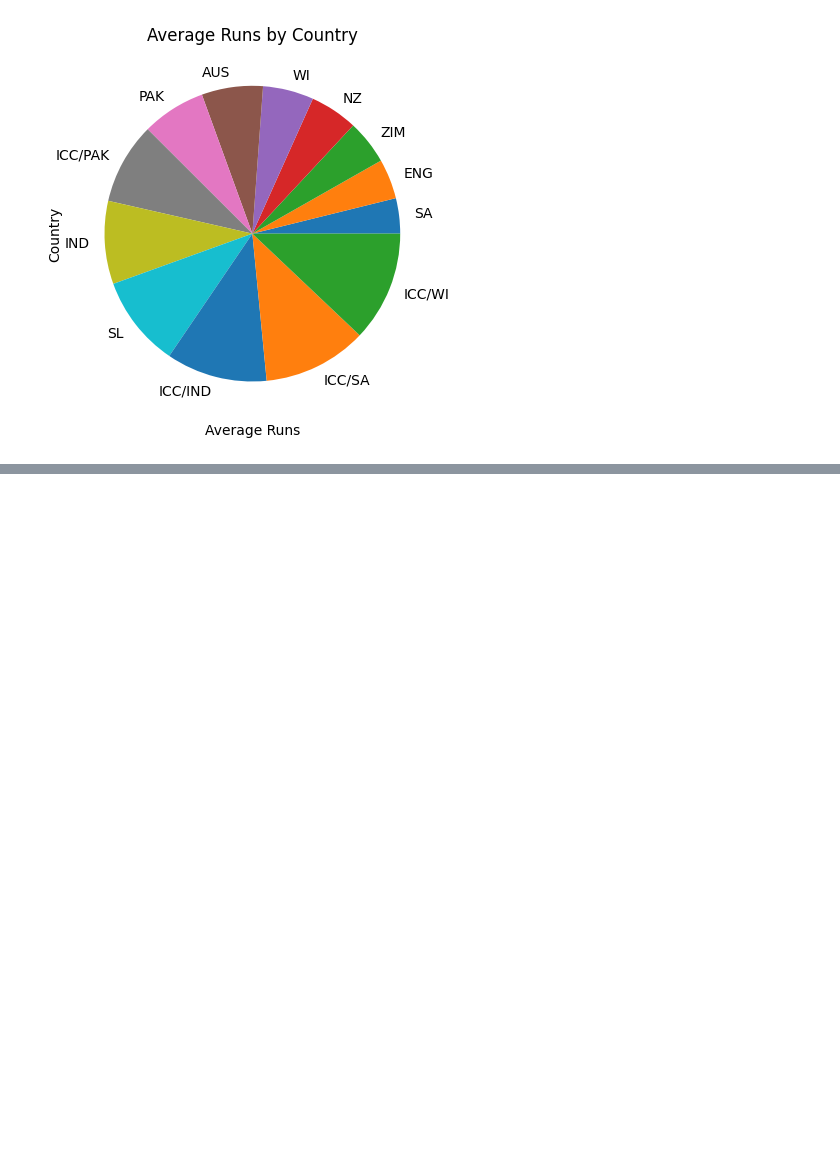
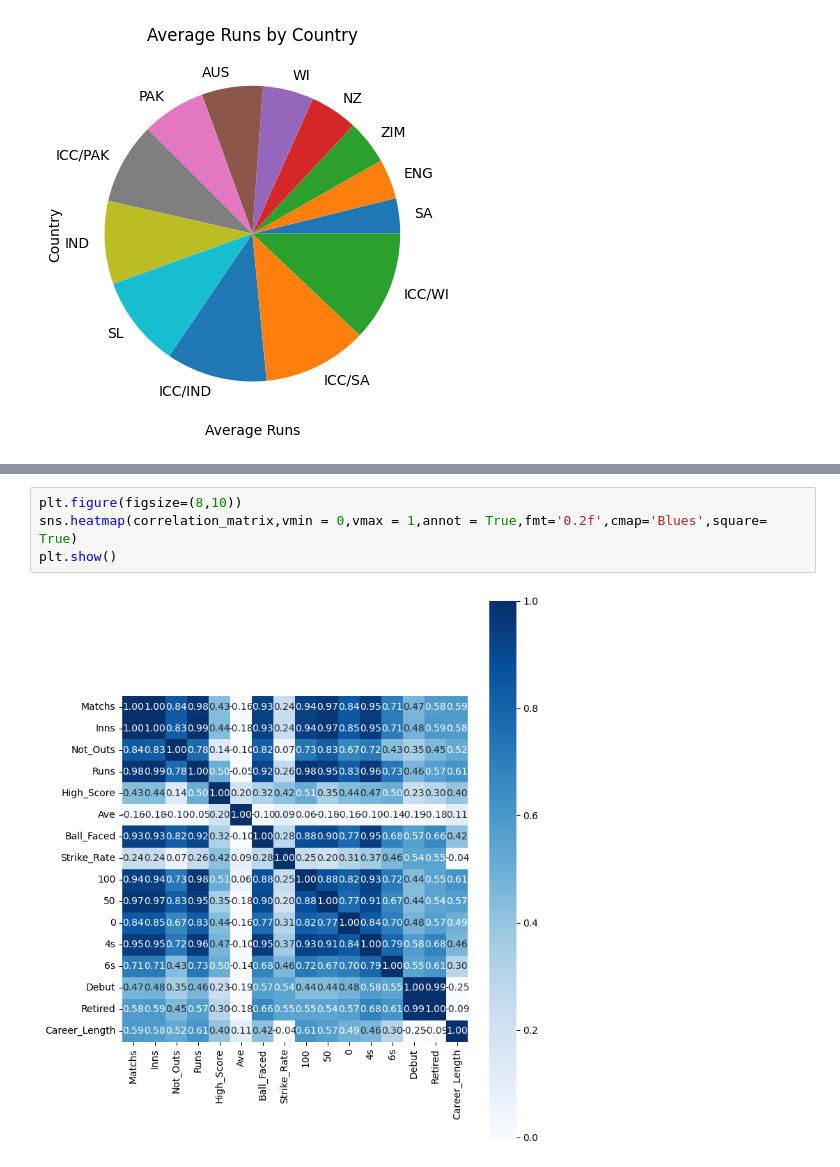
Before and after one commit to Udhay2898/Statistical-Insights-into-Test-Cricket-Performance, a Jupyter notebook: ICC_Test_Stats.ipynb, the cells around one changed output, grey strips where cells are left out. Cells and saved outputs as stored; diff of their text form; blank space fills up the shorter version.

```diff
--- a/ICC_Test_Stats.ipynb
+++ b/ICC_Test_Stats.ipynb
@@ -480,0 +535,6 @@ plt.show()
+# %%
+plt.figure(figsize=(8,10))
+sns.heatmap(correlation_matrix,vmin = 0,vmax = 1,annot = True,fmt='0.2f',cmap='Blues',square= True)
+plt.show()
+# %% [output]
+[figure, added]
```
Also changed, not shown: parts of 6 cells of this notebook.
